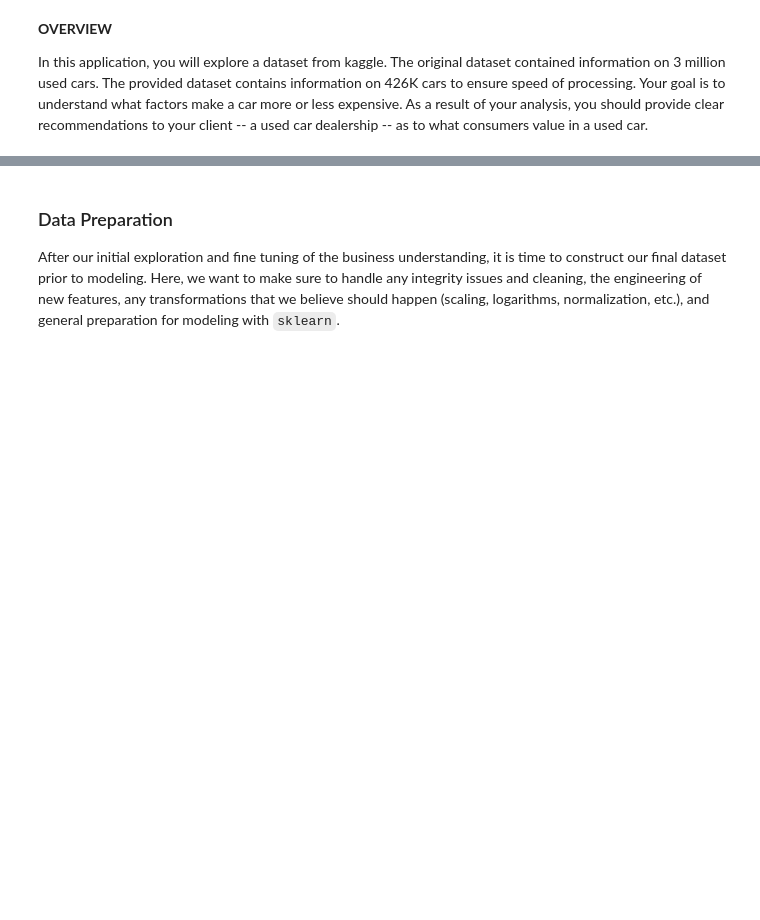
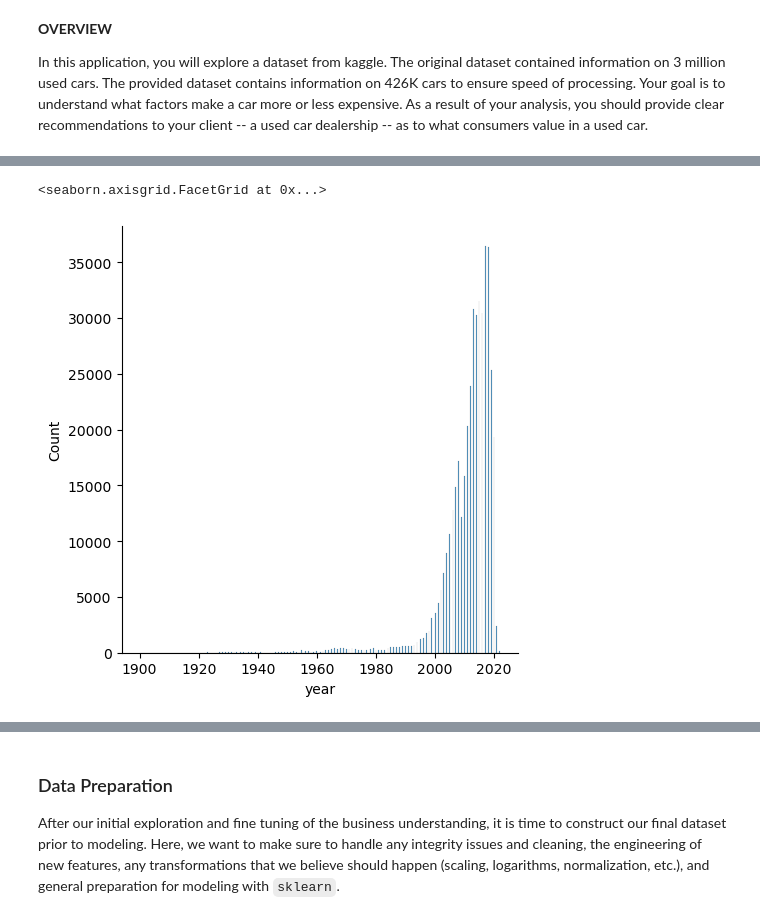
Before and after one commit to mohangunturu/whatdrivesvalueofcar, a Jupyter notebook: prompt_II.ipynb, the cells around one changed output, grey strips where cells are left out. Saved outputs shown, nothing was run; the diff lists cells and outputs as text; code cells hidden in the pictures; blank space fills up the shorter version.

```diff
--- a/prompt_II.ipynb
+++ b/prompt_II.ipynb
@@ -30,0 +214,5 @@ After considering the business understanding, we want to get familiar with our d
+# %%
+sns.displot(data, x="year")
+# %% [output]
+<seaborn.axisgrid.FacetGrid at 0x...>
+[figure, added]
```
Also changed, not shown: parts of 36 cells of this notebook.
